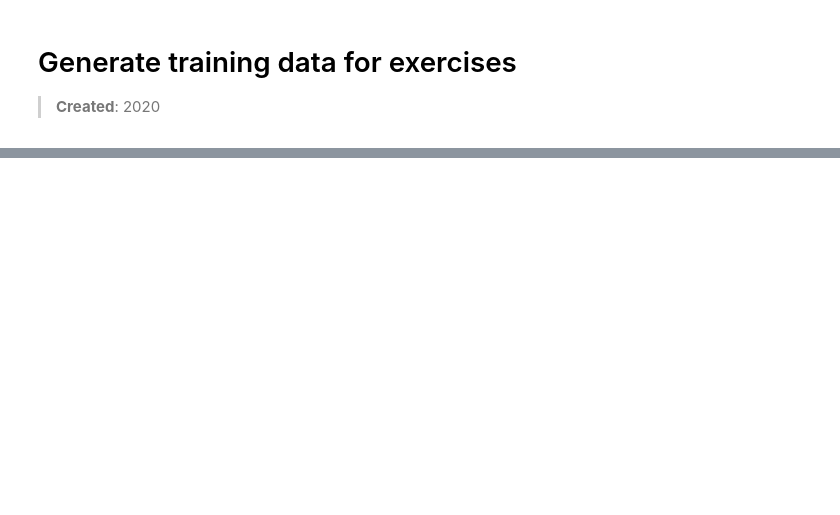
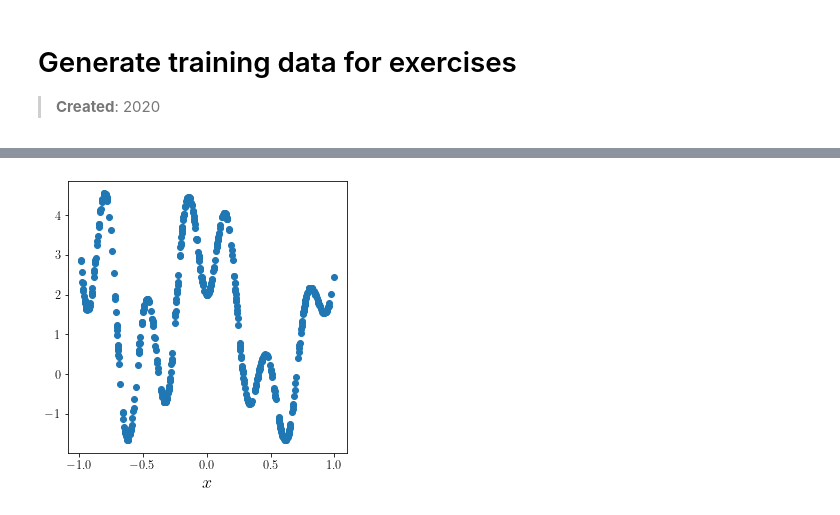
Before and after one commit to hbprosper/mlpracticum, a Jupyter notebook: 00_generate_data.ipynb, the cells around one changed output, grey strips where cells are left out. Cells and saved outputs as stored; diff of their text form; code cells hidden in the pictures; blank space fills up the shorter version.

```diff
--- a/00_generate_data.ipynb
+++ b/00_generate_data.ipynb
@@ -86,0 +133,19 @@ jb.dump(df, 'data.db')
+# %%
+def plot_1d(x, y):
+
+    # create an empty figure
+    fig = plt.figure(figsize=(5, 5))
+    fig.tight_layout()
+
+    # add a subplot to it
+    nrows, ncols, index = 1,1,1
+    ax  = fig.add_subplot(nrows,ncols,index)
+    ax.scatter(x, y)
+    ax.set_xlabel('$x$', fontsize=FONTSIZE)
+
+    plt.show()
+# %%
+M = 500
+plot_1d(x[:M], mu[:M])
+# %% [output]
+[figure, added]
```
Also changed, not shown: parts of 19 cells of this notebook, 1 other file.
